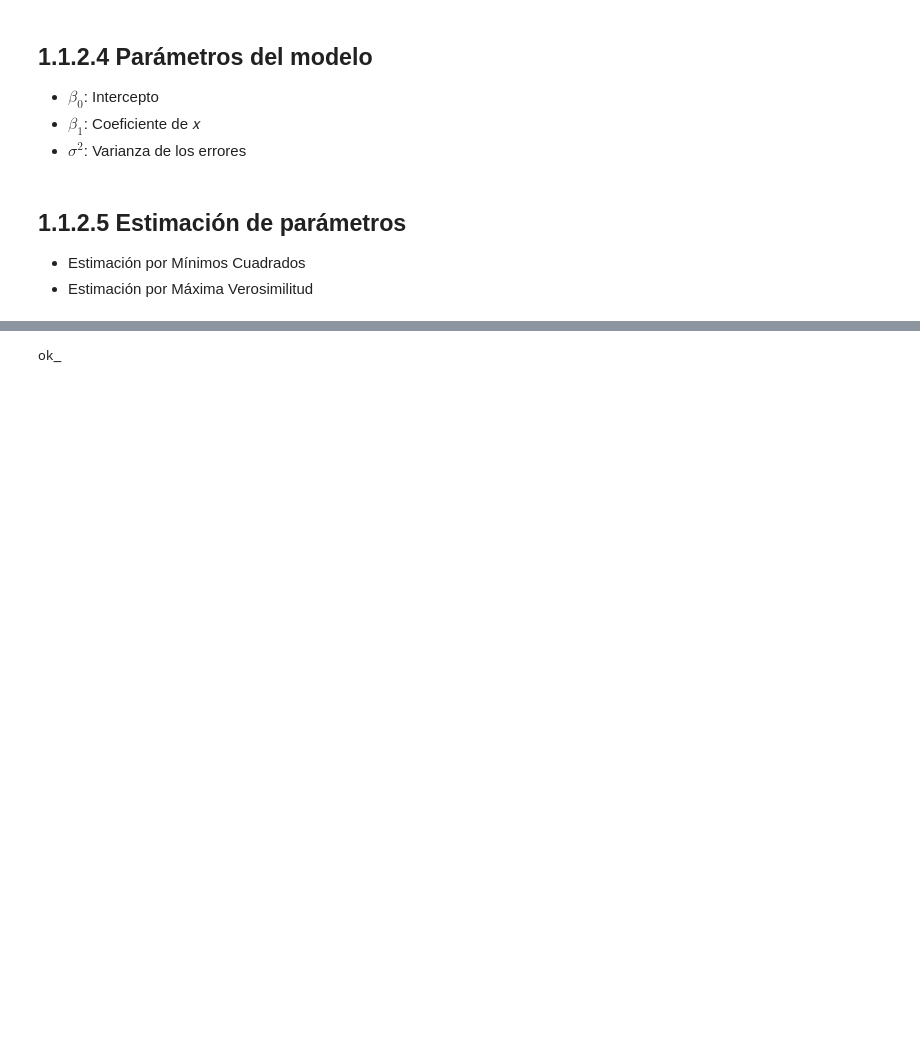
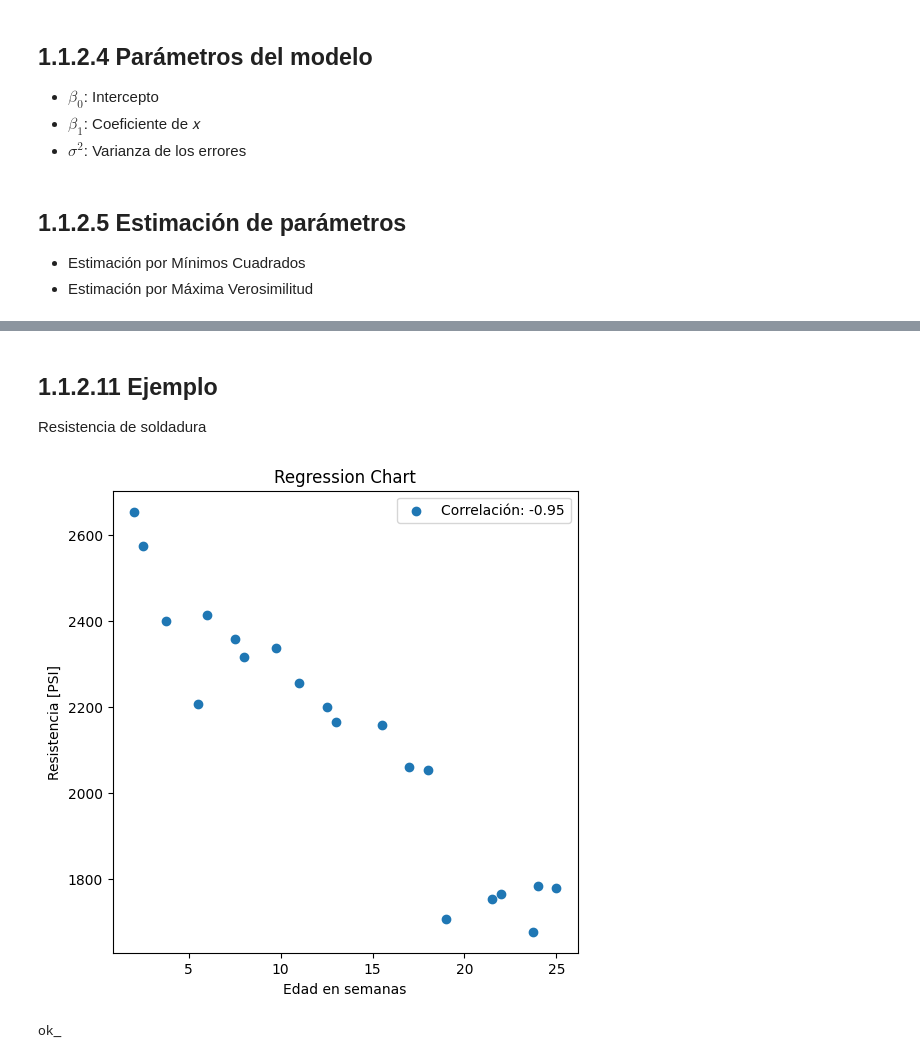
Before and after one commit to oecorrechag/regression, a Jupyter notebook: notebooks/01_seccion/1.1 Introduccion/1.1.2 Simple linear regression.ipynb, the cells around one changed output, grey strips where cells are left out. Drawn from its saved outputs; the diff is of its cells as text; code cells hidden in the pictures; blank space fills up the shorter version.

```diff
--- a/notebooks/01_seccion/1.1 Introduccion/1.1.2 Simple linear regression.ipynb
+++ b/notebooks/01_seccion/1.1 Introduccion/1.1.2 Simple linear regression.ipynb
@@ -62,3 +100,31 @@ entonces:
+# %% [markdown]
+## 1.1.2.11 Ejemplo
+
+Resistencia de soldadura
+# %%
+y_machine = [2158.70,1678.15,2316.00,2061.30,2207.50,1708.30,1784.70,2575.00,2357.90,2256.70,2165.20,2399.55,
+             1779.80,2336.75,1765.30,2053.50,2414.40,2200.50,2654.20,1753.70]
+
+x_machine = [15.50,23.75,8.00,17.00,5.50,19.00,24.00,2.50,7.50,11.00,13.00,3.75,25.00,9.75,22.00,18.00,6.00,
+             12.50,2.00,21.50]
+
+# Calcular la correlación lineal
+correlation_matrix = np.corrcoef(x_machine, y_machine)
+correlation = correlation_matrix[0, 1]
+
+y_machine = np.array(y_machine)
+x_machine = np.array(x_machine).reshape(-1, 1)
+# %%
+# Create the chart
+plt.figure(figsize=(6, 6))
+plt.scatter(x_machine, y_machine, label=f'Correlación: {correlation:.2f}')
+plt.title('Regression Chart')
+plt.xlabel('Edad en semanas')
+plt.ylabel('Resistencia [PSI]')
+plt.legend()
+plt.show()
+# %% [output]
+[figure, added]
 # %%
 print('ok_')
 # %% [output]
```
Also changed, not shown: parts of 7 cells of this notebook.
